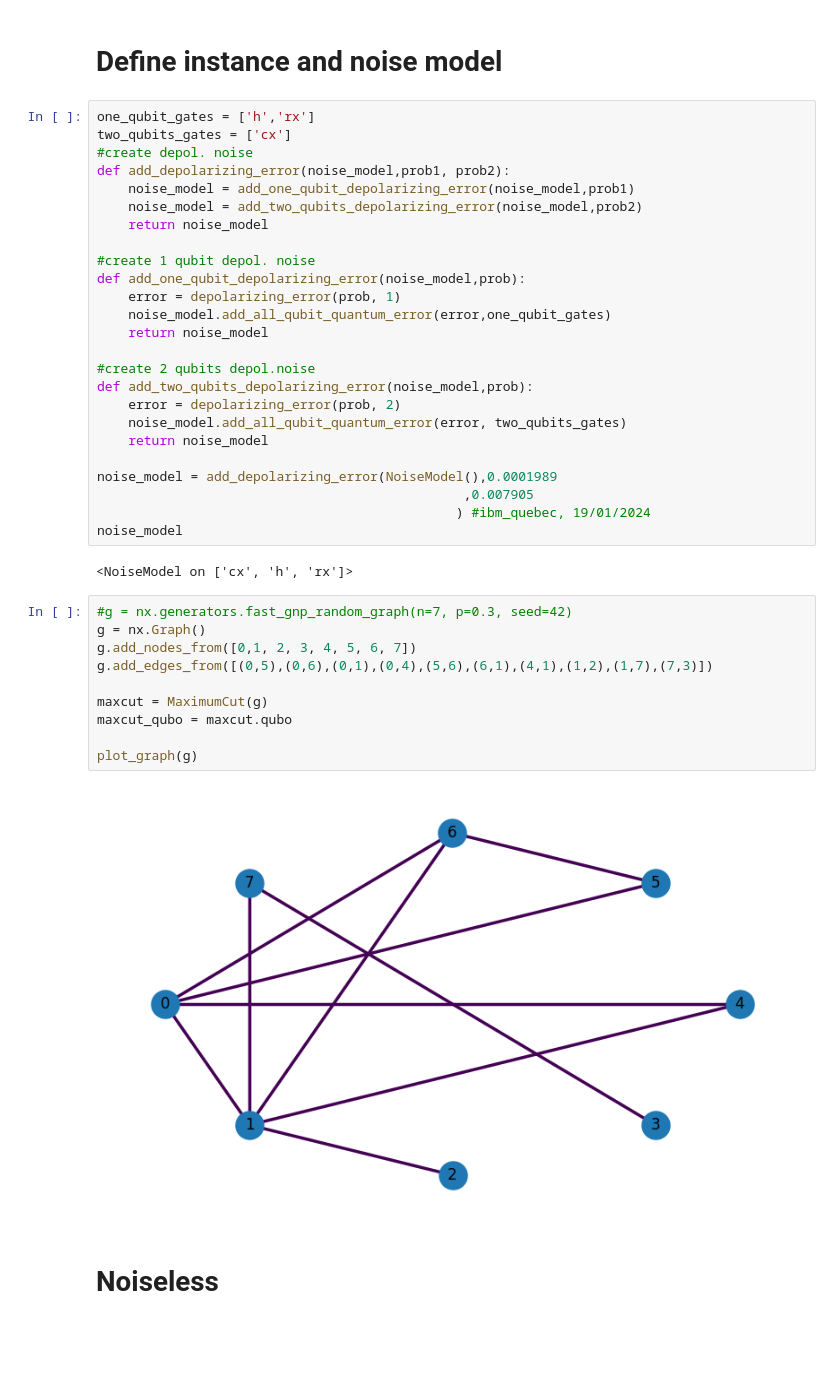
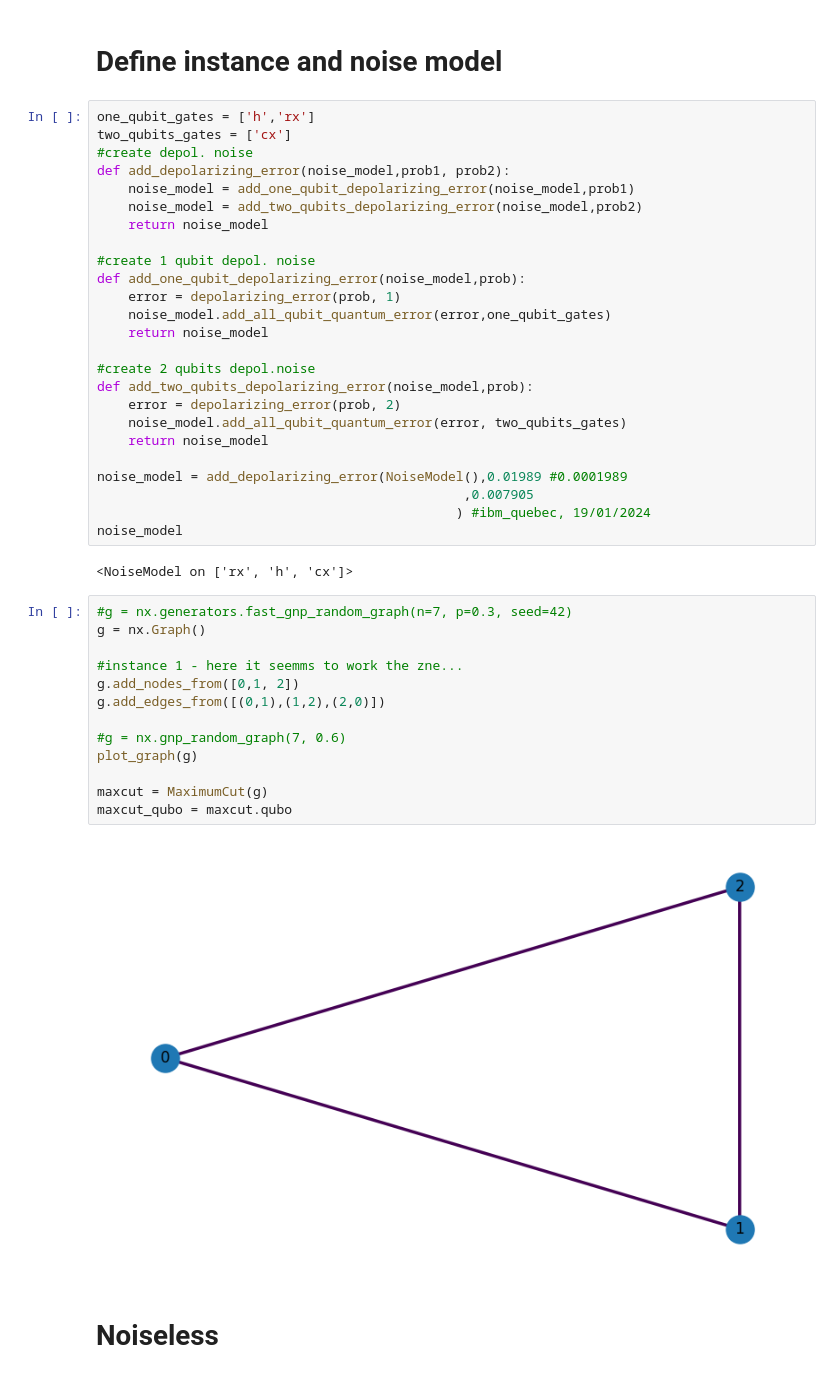
Before and after one commit to victor-onofre/QAOA_Error_Mitigation, a Jupyter notebook: results/Adriano_Results/Adriano_Results/23-3-24/easy_maxcutExamples_for_qaoa.ipynb, the cells around one changed output. Saved outputs shown, nothing was run; the diff lists cells and outputs as text; blank space fills up the shorter version.

```diff
--- a/results/Adriano_Results/Adriano_Results/23-3-24/easy_maxcutExamples_for_qaoa.ipynb
+++ b/results/Adriano_Results/Adriano_Results/23-3-24/easy_maxcutExamples_for_qaoa.ipynb
@@ -32,24 +32,27 @@ def add_two_qubits_depolarizing_error(noise_model,prob):
     noise_model.add_all_qubit_quantum_error(error, two_qubits_gates)
     return noise_model
 
-noise_model = add_depolarizing_error(NoiseModel(),0.0001989
+noise_model = add_depolarizing_error(NoiseModel(),0.01989 #0.0001989
                                                ,0.007905
                                               ) #ibm_quebec, 19/01/2024
 noise_model
 # %% [output]
-<NoiseModel on ['cx', 'h', 'rx']>
+<NoiseModel on ['rx', 'h', 'cx']>
 # %%
 #g = nx.generators.fast_gnp_random_graph(n=7, p=0.3, seed=42)
 g = nx.Graph()
-g.add_nodes_from([0,1, 2, 3, 4, 5, 6, 7])
-g.add_edges_from([(0,5),(0,6),(0,1),(0,4),(5,6),(6,1),(4,1),(1,2),(1,7),(7,3)])
+
+#instance 1 - here it seemms to work the zne...
+g.add_nodes_from([0,1, 2])
+g.add_edges_from([(0,1),(1,2),(2,0)])
+
+#g = nx.gnp_random_graph(7, 0.6)
+plot_graph(g)
 
 maxcut = MaximumCut(g)
 maxcut_qubo = maxcut.qubo
-
-plot_graph(g)
 # %% [output]
-[figure, old version]
+[figure, new version]
 # %% [markdown]
 # Noiseless
 # %%
```
Also changed, not shown: parts of 10 cells of this notebook, 20 other files.
